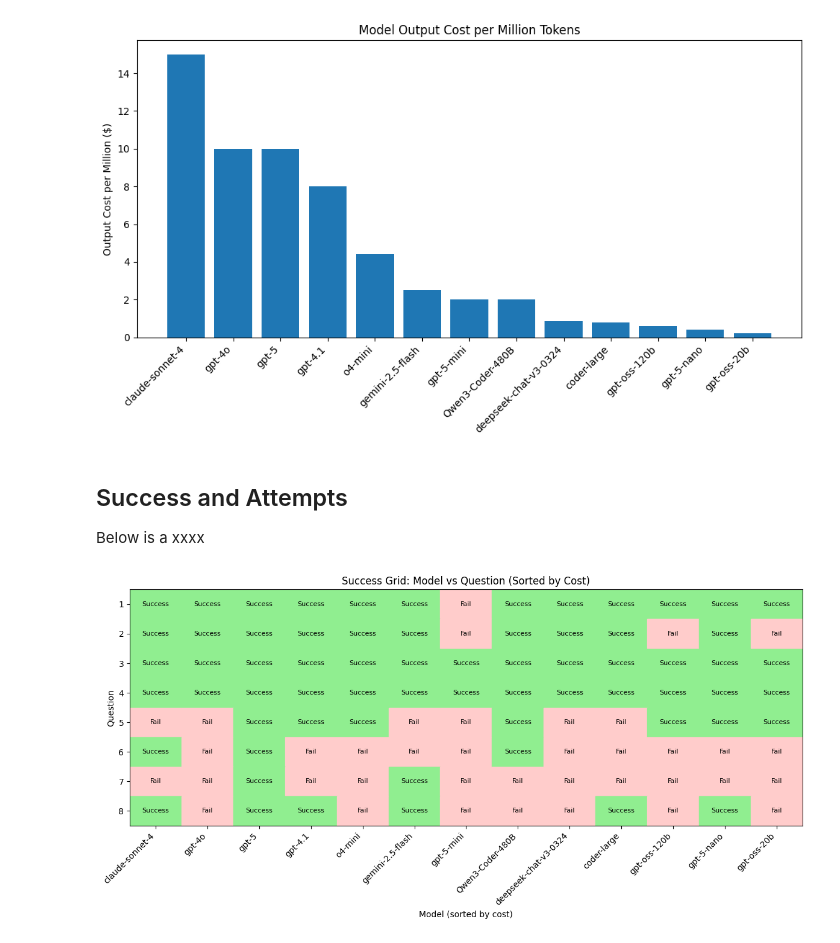
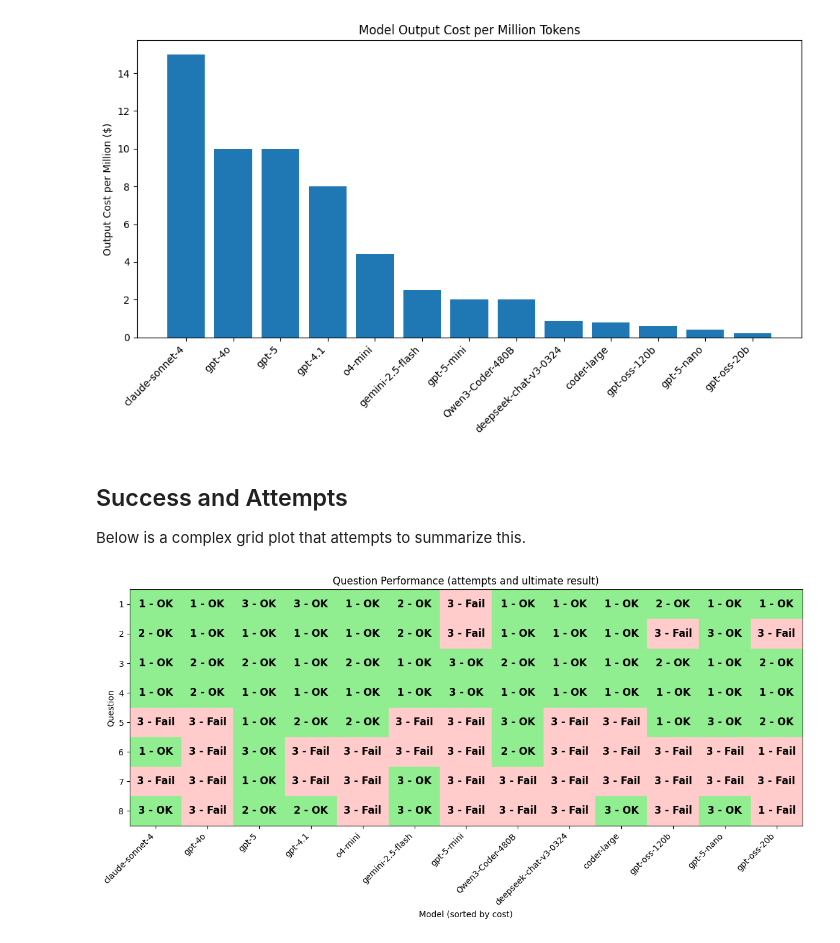
Before and after one commit to gordonwatts/atlas-plot-agent, a Jupyter notebook: notebooks/adl-benchmarks/direct-query-analysis.ipynb, the cells around one changed output. Saved outputs shown, nothing was run; the diff lists cells and outputs as text; code cells hidden in the pictures.

```diff
--- a/notebooks/adl-benchmarks/direct-query-analysis.ipynb
+++ b/notebooks/adl-benchmarks/direct-query-analysis.ipynb
@@ -89,38 +110,51 @@ plt.show()
 # %% [markdown]
 ## Success and Attempts
 
-Below is a xxxx
+Below is a complex grid plot that attempts to summarize this.
 # %%
 import numpy as np
 
 # Prepare pivot table for grid, with columns sorted by model cost
 sorted_nicknames = model_info_sorted['model_name'].tolist()
 pivot = data.pivot(index='question', columns='model_nickname', values='Result')
 pivot = pivot.reindex(columns=sorted_nicknames)
+
+# Prepare attempts table for text labels
+attempts_pivot = data.pivot(index='question', columns='model_nickname', values='Attempts')
+attempts_pivot = attempts_pivot.reindex(columns=sorted_nicknames)
 
 # Map results to colors
 color_map = pivot.map(lambda x: '#90ee90' if x == 'Success' else '#ffcccb')  # light green/red
 
 fig, ax = plt.subplots(figsize=(12, 6))
 
 for (i, question) in enumerate(pivot.index):
     for (j, model) in enumerate(pivot.columns):
         color = color_map.loc[question, model]
         ax.add_patch(plt.Rectangle((j, i), 1, 1, color=color))
-        # Optionally, add text label
-        ax.text(j + 0.5, i + 0.5, str(pivot.loc[question, model]), ha='center', va='center', fontsize=8)
+        # Show number of attempts as text label
+        attempts = attempts_pivot.loc[question, model]
+        ax.text(
+            j + 0.5,
+            i + 0.5,
+            f"{attempts} - {'OK' if pivot.loc[question, model] == 'Success' else 'Fail'}",
+            ha="center",
+            va="center",
+            fontsize=12,
+            fontweight="bold",
+        )
 
 ax.set_xticks(np.arange(len(pivot.columns)) + 0.5)
 ax.set_xticklabels(pivot.columns, rotation=45, ha='right')
 ax.set_yticks(np.arange(len(pivot.index)) + 0.5)
 ax.set_yticklabels(pivot.index)
 ax.set_xlim(0, len(pivot.columns))
 ax.set_ylim(0, len(pivot.index))
 ax.invert_yaxis()
 ax.set_xlabel('Model (sorted by cost)')
 ax.set_ylabel('Question')
-ax.set_title('Success Grid: Model vs Question (Sorted by Cost)')
+ax.set_title('Question Performance (attempts and ultimate result)')
 plt.tight_layout()
 plt.show()
 # %% [output]
-[figure, old version]
+[figure, new version]
```
Also changed, not shown: parts of 8 cells of this notebook.
